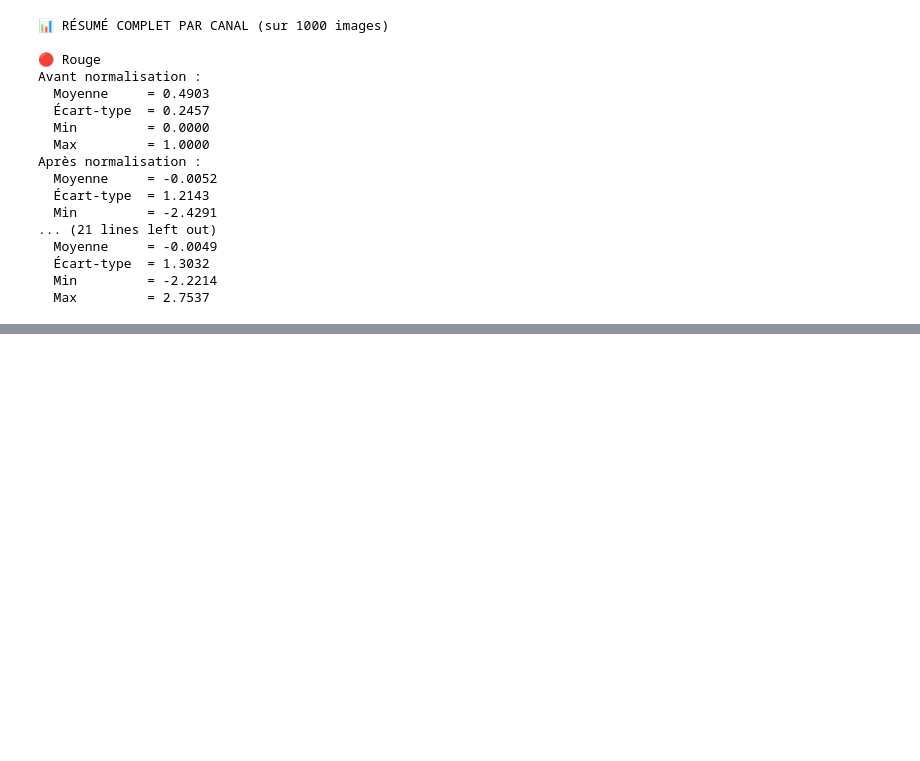
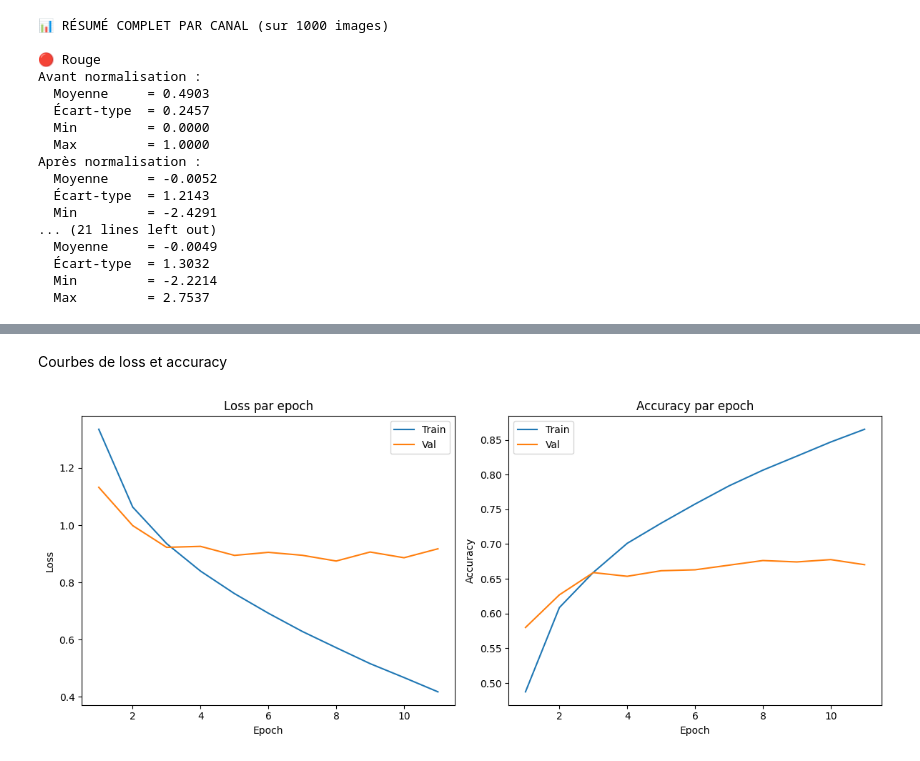
Before and after one commit to tara-lecoz/neuralzoo, a Jupyter notebook: eda.ipynb, the cells around one changed output, grey strips where cells are left out. Saved outputs shown, nothing was run; the diff lists cells and outputs as text; code cells hidden in the pictures; blank space fills up the shorter version.

```diff
--- a/eda.ipynb
+++ b/eda.ipynb
@@ -439,0 +689,29 @@ Après normalisation :
+# %% [markdown]
+Courbes de loss et accuracy
+# %%
+# Tracé des courbes
+epochs = range(1, len(history['train_loss']) + 1) # Modifié ici
+
+plt.figure(figsize=(12,5))
+# Loss
+plt.subplot(1,2,1)
+plt.plot(epochs, history['train_loss'], label='Train')
+plt.plot(epochs, history['val_loss'],   label='Val')
+plt.title('Loss par epoch')
+plt.xlabel('Epoch')
+plt.ylabel('Loss')
+plt.legend()
+
+# Accuracy
+plt.subplot(1,2,2)
+plt.plot(epochs, history['train_acc'], label='Train')
+plt.plot(epochs, history['val_acc'],   label='Val')
+plt.title('Accuracy par epoch')
+plt.xlabel('Epoch')
+plt.ylabel('Accuracy')
+plt.legend()
+
+plt.tight_layout()
+plt.show()
+# %% [output]
+[figure, added]
```
Also changed, not shown: parts of 12 cells of this notebook.
